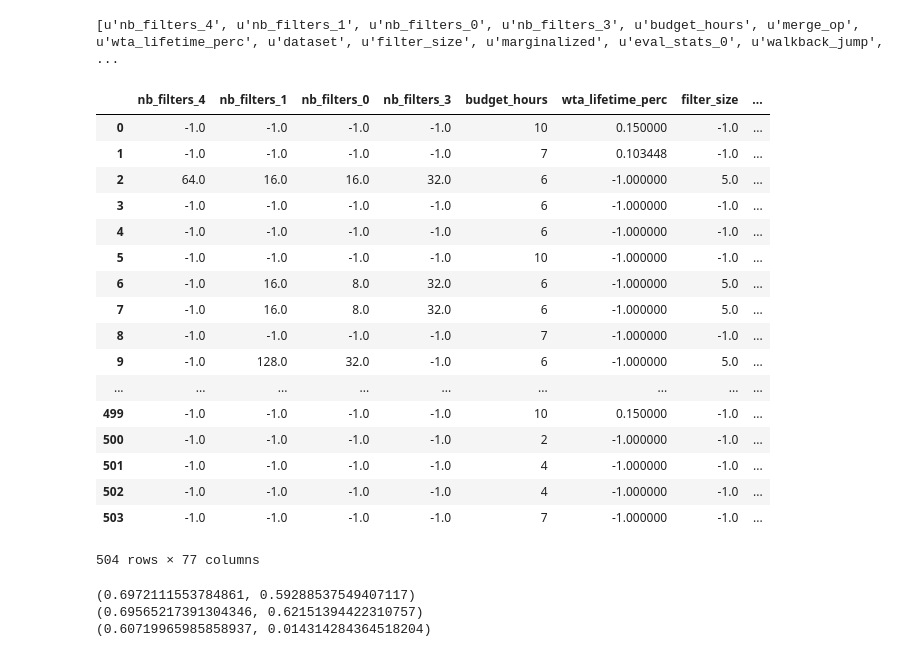
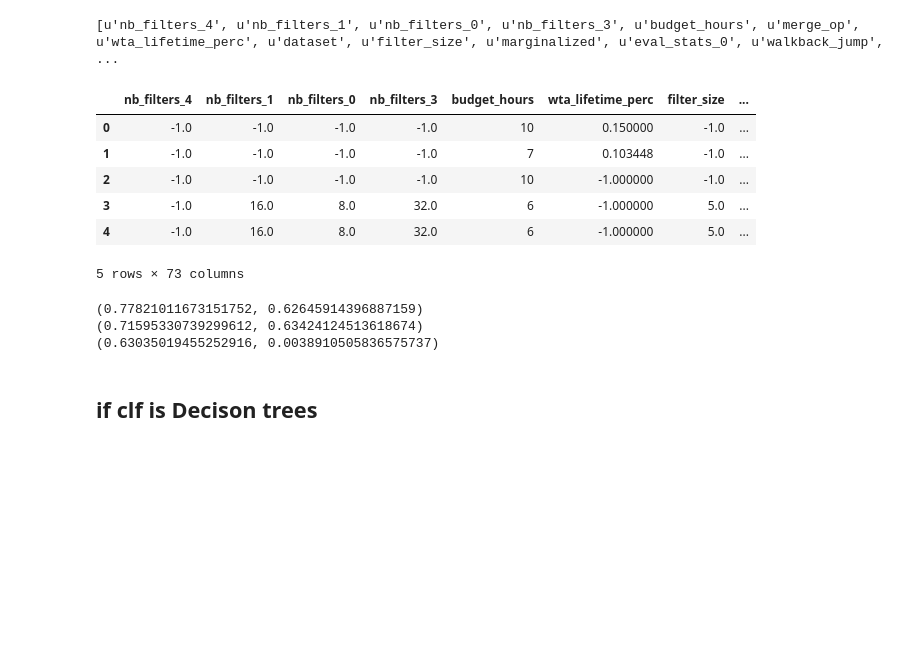
Before and after one commit to mehdidc/fun, a Jupyter notebook: ipynb/annot.ipynb, the cells around one changed output. Cells and saved outputs as stored; diff of their text form; code cells hidden in the pictures; blank space fills up the shorter version.

```diff
--- a/ipynb/annot.ipynb
+++ b/ipynb/annot.ipynb
@@ -64,28 +82,17 @@ for col in colnames:
 # %%
 X_ = df[colnames]
 X_ = X_.fillna(-1)
 y = df['label']
 X = pd.get_dummies(X_)
-X
+X.head()
 # %% [output]
 |  | nb_filters_4 | nb_filters_1 | nb_filters_0 | nb_filters_3 | budget_hours | wta_lifetime_perc | filter_size | ... |
 | 0 | -1.0 | -1.0 | -1.0 | -1.0 | 10 | 0.150000 | -1.0 | ... |
 | 1 | -1.0 | -1.0 | -1.0 | -1.0 | 7 | 0.103448 | -1.0 | ... |
-| 2 | 64.0 | 16.0 | 16.0 | 32.0 | 6 | -1.000000 | 5.0 | ... |
-| 3 | -1.0 | -1.0 | -1.0 | -1.0 | 6 | -1.000000 | -1.0 | ... |
-| 4 | -1.0 | -1.0 | -1.0 | -1.0 | 6 | -1.000000 | -1.0 | ... |
-| 5 | -1.0 | -1.0 | -1.0 | -1.0 | 10 | -1.000000 | -1.0 | ... |
-| 6 | -1.0 | 16.0 | 8.0 | 32.0 | 6 | -1.000000 | 5.0 | ... |
-| 7 | -1.0 | 16.0 | 8.0 | 32.0 | 6 | -1.000000 | 5.0 | ... |
-| 8 | -1.0 | -1.0 | -1.0 | -1.0 | 7 | -1.000000 | -1.0 | ... |
-| 9 | -1.0 | 128.0 | 32.0 | -1.0 | 6 | -1.000000 | 5.0 | ... |
-| ... | ... | ... | ... | ... | ... | ... | ... | ... |
-| 499 | -1.0 | -1.0 | -1.0 | -1.0 | 10 | 0.150000 | -1.0 | ... |
-| 500 | -1.0 | -1.0 | -1.0 | -1.0 | 2 | -1.000000 | -1.0 | ... |
-| 501 | -1.0 | -1.0 | -1.0 | -1.0 | 4 | -1.000000 | -1.0 | ... |
-| 502 | -1.0 | -1.0 | -1.0 | -1.0 | 4 | -1.000000 | -1.0 | ... |
-| 503 | -1.0 | -1.0 | -1.0 | -1.0 | 7 | -1.000000 | -1.0 | ... |
+| 2 | -1.0 | -1.0 | -1.0 | -1.0 | 10 | -1.000000 | -1.0 | ... |
+| 3 | -1.0 | 16.0 | 8.0 | 32.0 | 6 | -1.000000 | 5.0 | ... |
+| 4 | -1.0 | 16.0 | 8.0 | 32.0 | 6 | -1.000000 | 5.0 | ... |
-504 rows × 77 columns
+5 rows × 73 columns
 # %%
 X_vect = X.values
 y_vect = y.values
@@ -97,10 +104,11 @@ clf = Pipeline([
     ('clf',
          #RandomForestClassifier(n_estimators=200, max_depth=7)
          #LogisticRegression()
-         DecisionTreeClassifier(max_depth=4)#max_leaf_nodes=20
-         #RidgeClassifier(alpha=2000000)
+         DecisionTreeClassifier(max_leaf_nodes=15)#max_leaf_nodes=20
+         #RidgeClassifier(alpha=5)
          #DummyClassifier(strategy='most_frequent')
-         #SVC(kernel='rbf', C=1000000)
+         #SVC(kernel='rbf', C=100)
+         #EarthOneVsRestClassifier(feature_importance_type="rss")
     )
 ])
 acc = []
@@ -115,11 +123,9 @@ for train, test in StratifiedKFold(y_vect, n_folds=2, shuffle=True, random_state
     #plot_imp(cols, clf.named_steps['clf'].feature_importances_, k=10)
     #plt.show()
 print(np.mean(acc), np.std(acc))
-export_graphviz(clf.named_steps['clf'],
-                out_file='tree.dot', label='none',
-                feature_names=cols, class_names=class_names,
-                filled=True)
 # %% [output]
-(0.6972111553784861, 0.59288537549407117)
-(0.69565217391304346, 0.62151394422310757)
-(0.60719965985858937, 0.014314284364518204)
+(0.77821011673151752, 0.62645914396887159)
+(0.71595330739299612, 0.63424124513618674)
+(0.63035019455252916, 0.0038910505836575737)
+# %% [markdown]
+## if clf is Decison trees
```
Also changed, not shown: parts of 12 cells of this notebook, 2 other files.
